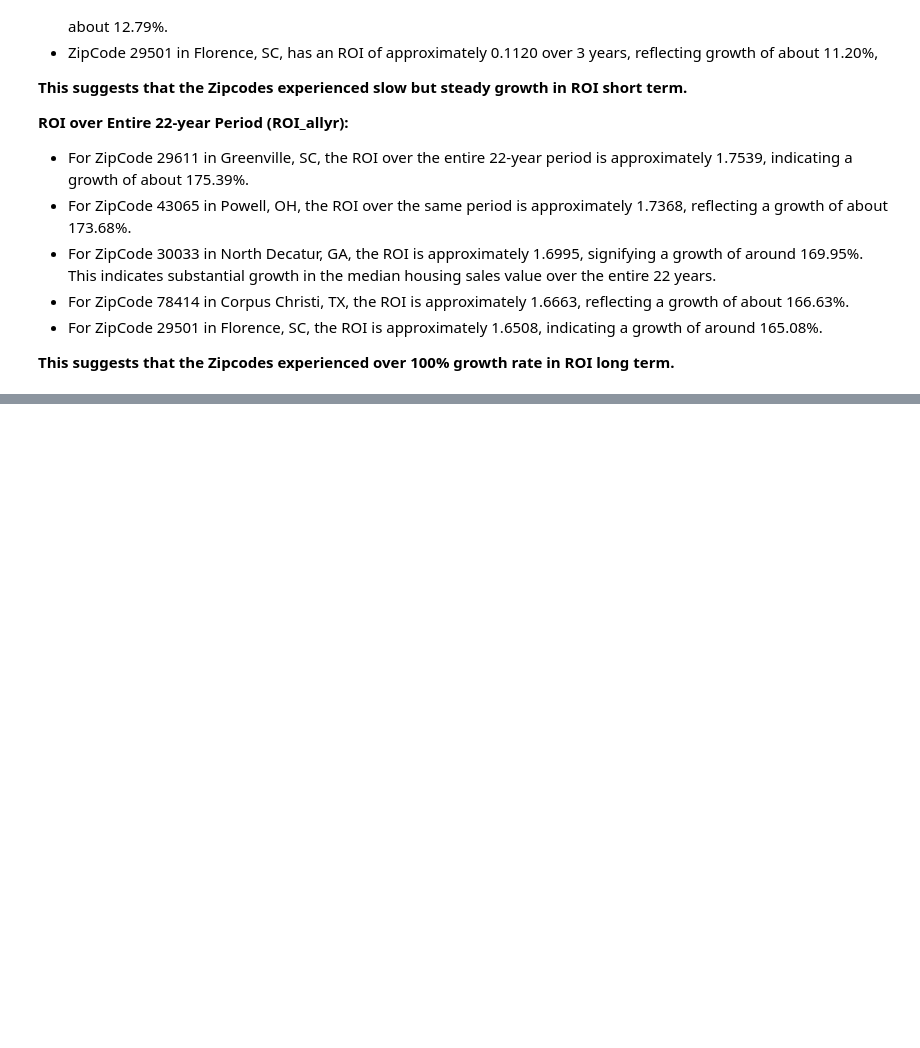
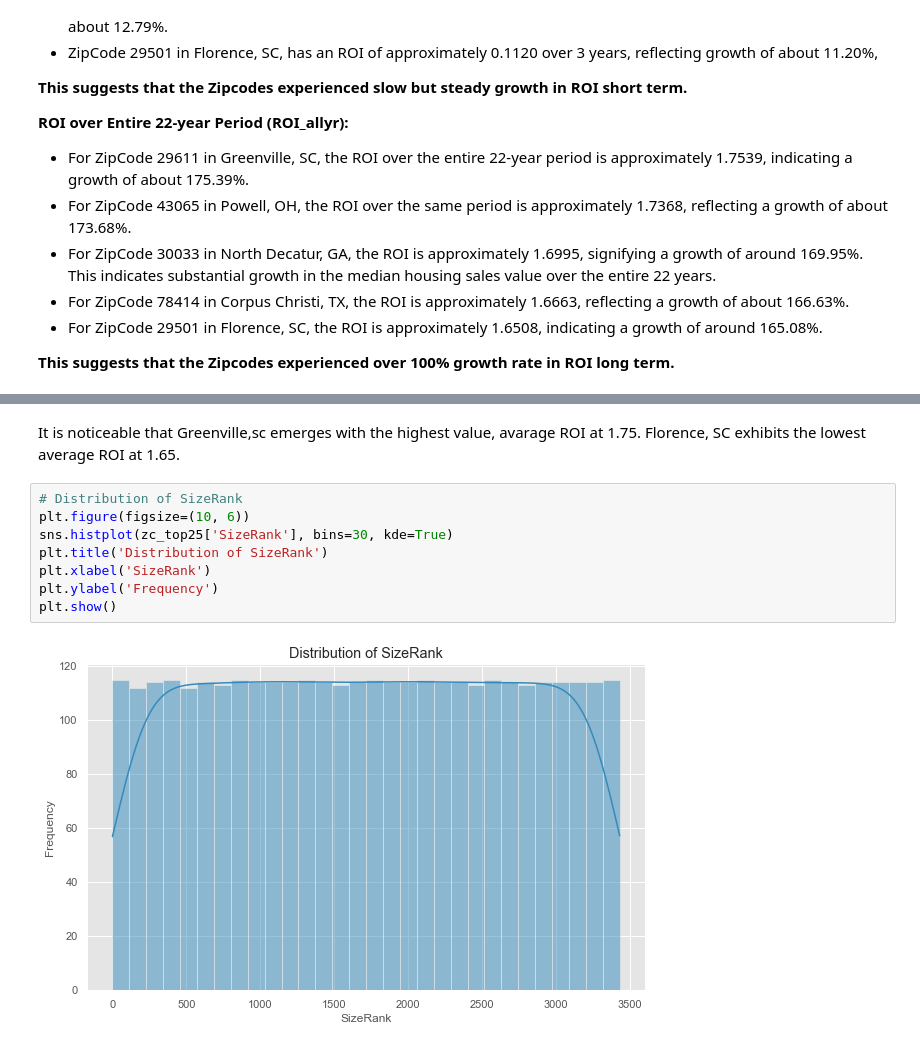
Before and after one commit to mbuvimuia/Time-Series-Analysis-Zillow-Data, a Jupyter notebook: index.ipynb, the cells around one changed output, grey strips where cells are left out. Saved outputs shown, nothing was run; the diff lists cells and outputs as text; blank space fills up the shorter version.

```diff
--- a/index.ipynb
+++ b/index.ipynb
@@ -374,0 +482,12 @@ zc_best5[['ZipCode', 'location', 'ROI_allyr', 'ROI_20yr',
+# %% [markdown]
+It is noticeable that Greenville,sc emerges with the highest value, avarage ROI at 1.75. Florence, SC exhibits the lowest average ROI at 1.65.
+# %%
+# Distribution of SizeRank
+plt.figure(figsize=(10, 6))
+sns.histplot(zc_top25['SizeRank'], bins=30, kde=True)
+plt.title('Distribution of SizeRank')
+plt.xlabel('SizeRank')
+plt.ylabel('Frequency')
+plt.show()
+# %% [output]
+[figure, added]
```
Also changed, not shown: parts of 28 cells of this notebook.
